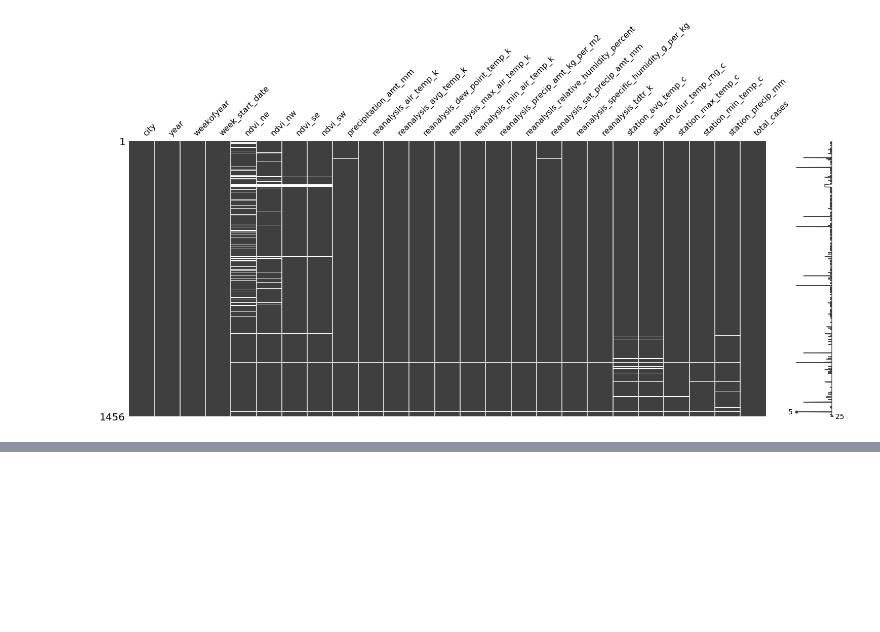
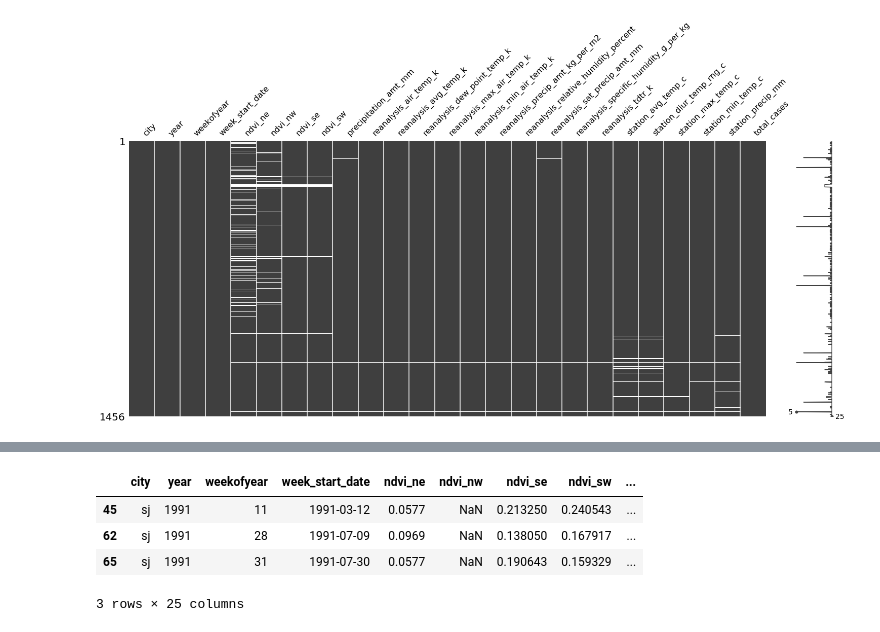
Before and after one commit to corybaird/Predicting_Disease_Spread, a Jupyter notebook: Dealing with Null Values.ipynb, the cells around one changed output, grey strips where cells are left out. Saved outputs shown, nothing was run; the diff lists cells and outputs as text; code cells hidden in the pictures; blank space fills up the shorter version.

```diff
--- a/Dealing with Null Values.ipynb
+++ b/Dealing with Null Values.ipynb
@@ -60,0 +112,13 @@ msno.matrix(df)
+# %%
+mask=False
+for col in df.columns: mask = mask | df[col].isnull()
+dfnulls = df[mask]
+dfnulls_interpolate = df_interpolate[mask]
+# %%
+dfnulls.head(3)
+# %% [output]
+|  | city | year | weekofyear | week_start_date | ndvi_ne | ndvi_nw | ndvi_se | ndvi_sw | ... |
+| 45 | sj | 1991 | 11 | 1991-03-12 | 0.0577 | NaN | 0.213250 | 0.240543 | ... |
+| 62 | sj | 1991 | 28 | 1991-07-09 | 0.0969 | NaN | 0.138050 | 0.167917 | ... |
+| 65 | sj | 1991 | 31 | 1991-07-30 | 0.0577 | NaN | 0.190643 | 0.159329 | ... |
+3 rows × 25 columns
```
Also changed, not shown: parts of 11 cells of this notebook, 6 other files.
